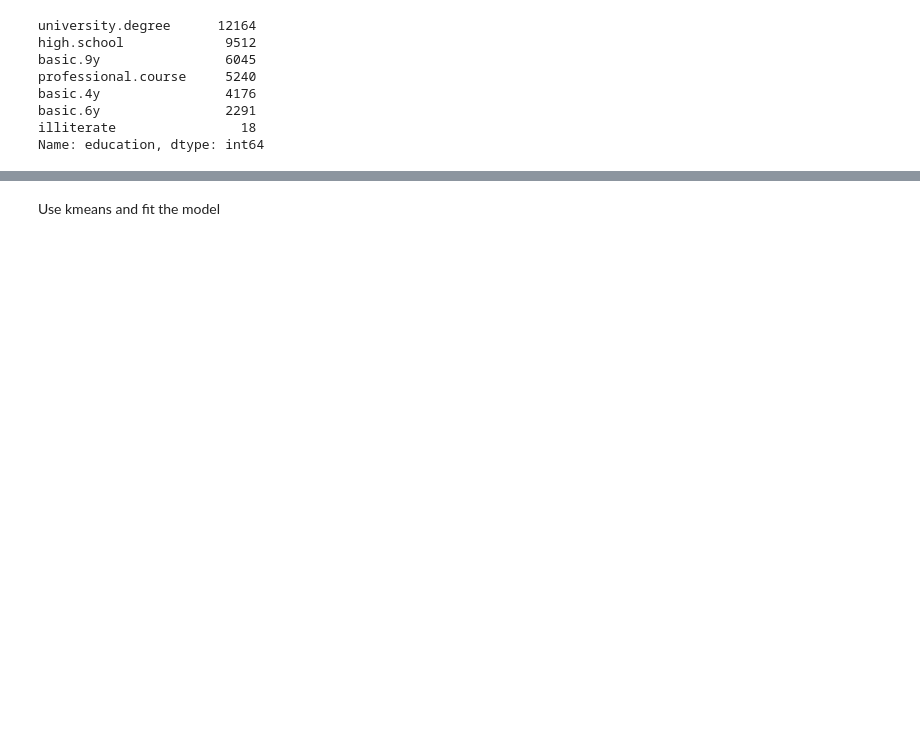
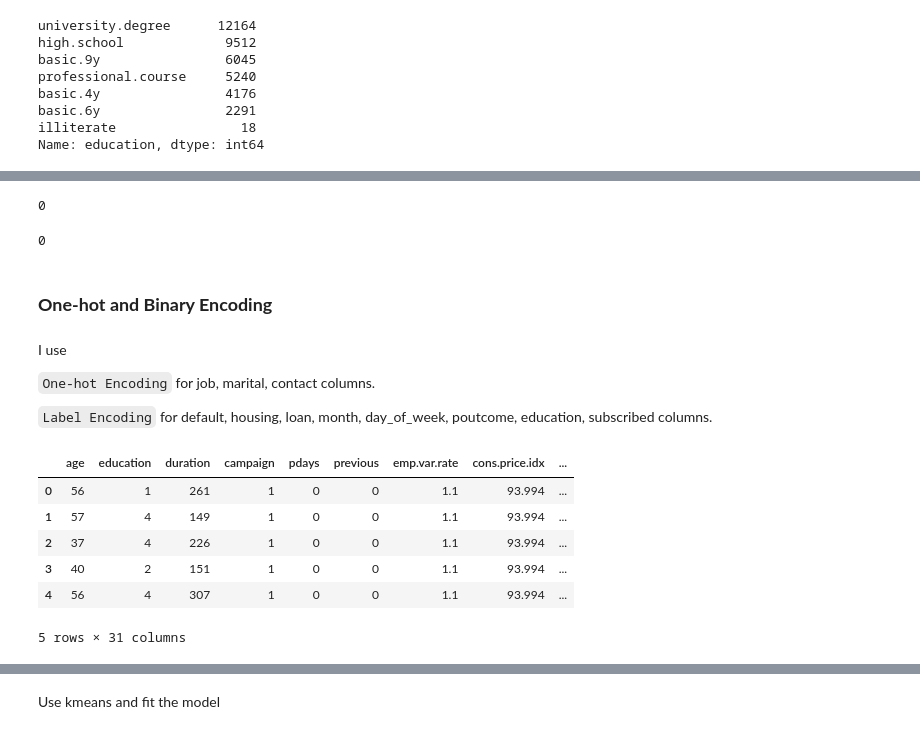
Before and after one commit to alizahedzadeh/Machine-Learning-Course, a Jupyter notebook: Homeworks/HW06/Machine_Learning_HW06.ipynb, the cells around one changed output, grey strips where cells are left out. Saved outputs shown, nothing was run; the diff lists cells and outputs as text; code cells hidden in the pictures; blank space fills up the shorter version.

```diff
--- a/Homeworks/HW06/Machine_Learning_HW06.ipynb
+++ b/Homeworks/HW06/Machine_Learning_HW06.ipynb
@@ -694,3 +698,6 @@ basic.4y                4176
 basic.6y                2291
 illiterate                18
 Name: education, dtype: int64
+# %%
+df['education'].fillna(df['education'].mode()[0], inplace=True)
+df['education'].isnull().sum()
@@ -696,0 +740,54 @@ Name: education, dtype: int64
+# %%
+df['housing'].isnull().sum()
+# %% [output]
+0
+# %%
+df['loan'].isnull().sum()
+# %% [output]
+0
+# %% [markdown]
+### **One-hot and Binary Encoding**
+# %% [markdown]
+I use
+
+`One-hot Encoding` for job, marital, contact columns.
+
+`Label Encoding` for default, housing, loan, month, day_of_week, poutcome, education, subscribed columns.
+# %%
+education_encoding = {
+    'illiterate': 0,
+    'basic.4y': 1,
+    'basic.6y': 2,
+    'basic.9y': 3,
+    'high.school': 4,
+    'professional.course': 5,
+    'university.degree': 6,
+}
+
+df['education'] = df['education'].map(education_encoding)
+# %%
+from sklearn.preprocessing import LabelEncoder
+
+# One-hot encoding for 'job', 'marital', 'contact' columns
+df = pd.get_dummies(df, columns=['job', 'marital', 'contact'], prefix=['job', 'marital', 'contact'], drop_first=True)
+
+# Label encoding for 'default', 'housing', 'loan', 'month', 'day_of_week', 'poutcome', 'subscribed' columns
+label_columns = ['default', 'housing', 'loan', 'month', 'day_of_week', 'poutcome', 'subscribed']
+label_encoder = LabelEncoder()
+
+for column in label_columns:
+    df[column + '_encoded'] = label_encoder.fit_transform(df[column])
+
+# Drop the original columns after encoding
+df.drop(columns=label_columns, inplace=True)
+
+# Display the updated DataFrame
+df.head()
+# %% [output]
+|  | age | education | duration | campaign | pdays | previous | emp.var.rate | cons.price.idx | ... |
+| 0 | 56 | 1 | 261 | 1 | 0 | 0 | 1.1 | 93.994 | ... |
+| 1 | 57 | 4 | 149 | 1 | 0 | 0 | 1.1 | 93.994 | ... |
+| 2 | 37 | 4 | 226 | 1 | 0 | 0 | 1.1 | 93.994 | ... |
+| 3 | 40 | 2 | 151 | 1 | 0 | 0 | 1.1 | 93.994 | ... |
+| 4 | 56 | 4 | 307 | 1 | 0 | 0 | 1.1 | 93.994 | ... |
+5 rows × 31 columns
```
Also changed, not shown: parts of 31 cells of this notebook.
